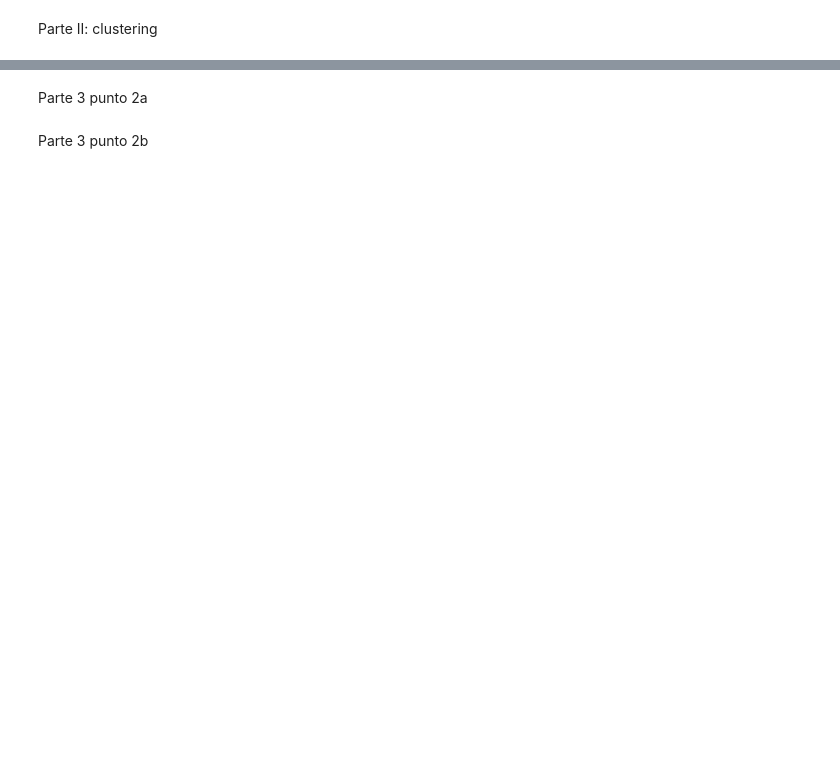
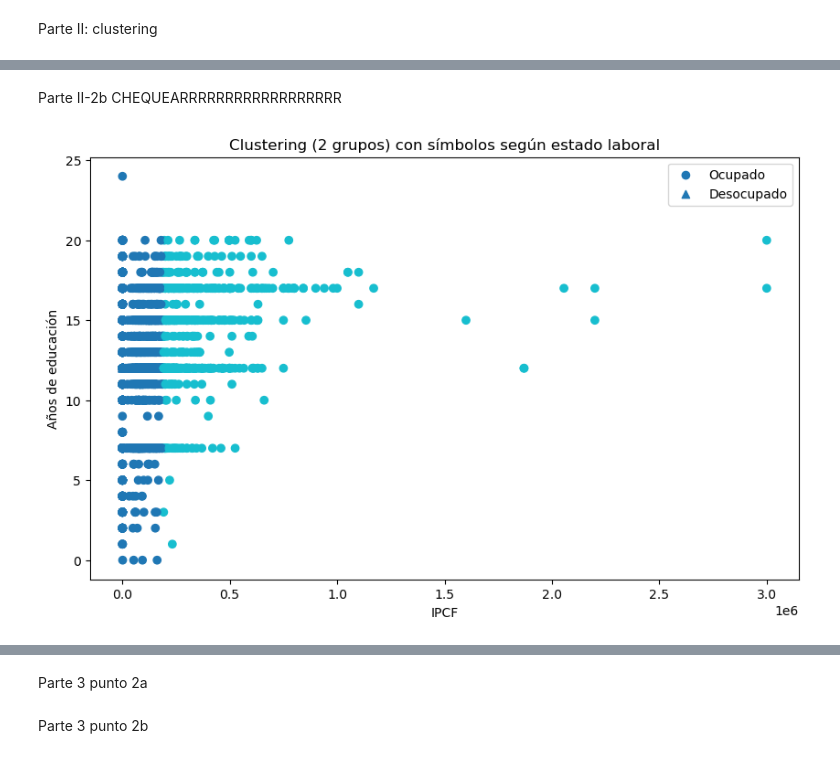
Before and after one commit to BianUdesa1205/E337-Grupo3, a Jupyter notebook: Big_Data_TP2_Grupo3.ipynb, the cells around one changed output, grey strips where cells are left out. Cells and saved outputs as stored; diff of their text form; code cells hidden in the pictures; blank space fills up the shorter version.

```diff
--- a/Big_Data_TP2_Grupo3.ipynb
+++ b/Big_Data_TP2_Grupo3.ipynb
@@ -1233,0 +1305,36 @@ plt.show()
+# %% [markdown]
+Parte II-2b CHEQUEARRRRRRRRRRRRRRRRRR
+# %%
+import matplotlib.pyplot as plt
+from sklearn.cluster import KMeans
+
+# Selección de datos y limpieza
+Y = df[["ipcf", "anos_educacion", "estado"]].dropna()
+# Clustering con solo 2 clústeres
+kmeans2y = KMeans(n_clusters=2, random_state=10, init="random", n_init=20).fit(Y[["ipcf", "anos_educacion"]])
+
+# Añadir etiquetas de clúster
+Y = Y.copy()
+Y["cluster"] = kmeans2y.labels_
+
+# Crear gráfico
+fig, ax = plt.subplots(figsize=(10, 6))
+
+# Ocupados → círculos
+ocupados = Y[Y["estado"] == 1]
+ax.scatter(ocupados["ipcf"], ocupados["anos_educacion"],
+           c=ocupados["cluster"], cmap="tab10", marker='o', label="Ocupado")
+
+# Desocupados → triángulos
+desocupados = Y[Y["estado"] == 0]
+ax.scatter(desocupados["ipcf"], desocupados["anos_educacion"],
+           c=desocupados["cluster"], cmap="tab10", marker='^', label="Desocupado")
+
+# Etiquetas y leyenda
+ax.set_xlabel("IPCF")
+ax.set_ylabel("Años de educación")
+ax.legend()
+plt.title("Clustering (2 grupos) con símbolos según estado laboral")
+plt.show()
+# %% [output]
+[figure, added]
```
Also changed, not shown: parts of 39 cells of this notebook, 2 other files.
